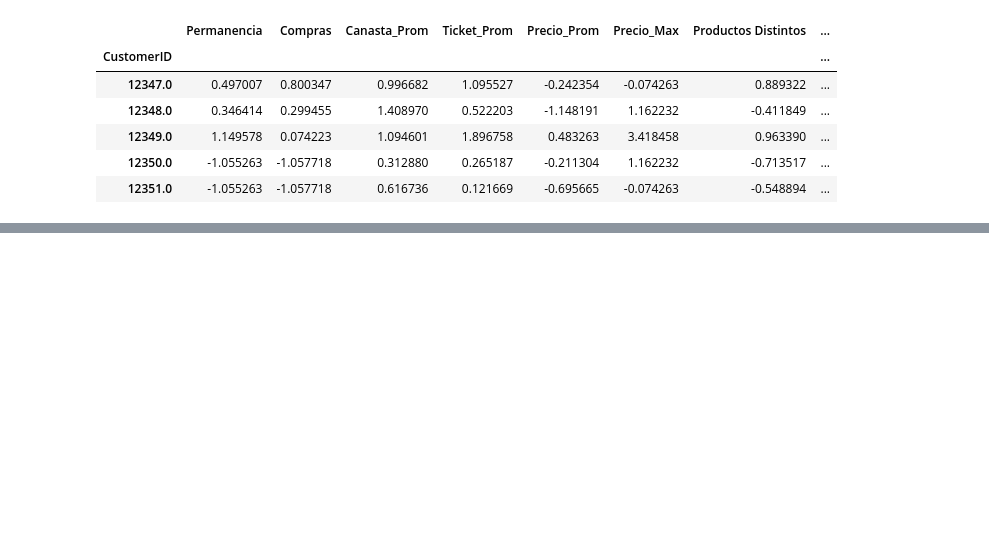
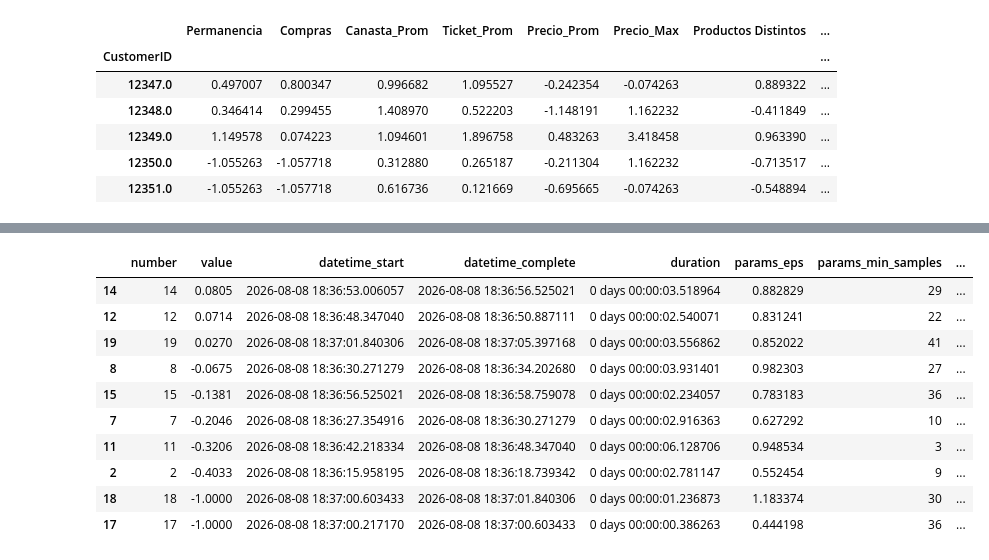
Before and after one commit to miguelblanco123/proyecto_final_aa, a Jupyter notebook: notebooks/notebook.ipynb, the cells around one changed output, grey strips where cells are left out. Cells and saved outputs as stored; diff of their text form; code cells hidden in the pictures; blank space fills up the shorter version.

```diff
--- a/notebooks/notebook.ipynb
+++ b/notebooks/notebook.ipynb
@@ -577,0 +627,7 @@ df_final.head()
+# %%
+sampler = samplers.TPESampler(seed=42)
+study_dbsc = create_study(direction='maximize', study_name='DBSC_study', sampler=sampler)
+
+optuna_logging.set_verbosity(optuna_logging.WARNING)
+study_dbsc.optimize(objective_dbscan, n_trials=20)
+optuna_logging.set_verbosity(optuna_logging.INFO)
@@ -577,0 +636,19 @@ df_final.head()
+# %%
+resultados = study_dbsc.trials_dataframe()
+resultados.sort_values(by="value", ascending=False, inplace=True)
+resultados.drop_duplicates(subset=["value",*[col for col in resultados.columns if col.startswith('params')]], inplace=True)
+resultados["value_increase"] = resultados["value"] - resultados["value"].shift(-1)
+resultados[["value","value_increase"]] = resultados[["value","value_increase"]].round(4)
+resultados.head(10)
+# %% [output]
+|  | number | value | datetime_start | datetime_complete | duration | params_eps | params_min_samples | ... |
+| 14 | 14 | 0.0805 | 2026-08-08 18:36:53.006057 | 2026-08-08 18:36:56.525021 | 0 days 00:00:03.518964 | 0.882829 | 29 | ... |
+| 12 | 12 | 0.0714 | 2026-08-08 18:36:48.347040 | 2026-08-08 18:36:50.887111 | 0 days 00:00:02.540071 | 0.831241 | 22 | ... |
+| 19 | 19 | 0.0270 | 2026-08-08 18:37:01.840306 | 2026-08-08 18:37:05.397168 | 0 days 00:00:03.556862 | 0.852022 | 41 | ... |
+| 8 | 8 | -0.0675 | 2026-08-08 18:36:30.271279 | 2026-08-08 18:36:34.202680 | 0 days 00:00:03.931401 | 0.982303 | 27 | ... |
+| 15 | 15 | -0.1381 | 2026-08-08 18:36:56.525021 | 2026-08-08 18:36:58.759078 | 0 days 00:00:02.234057 | 0.783183 | 36 | ... |
+| 7 | 7 | -0.2046 | 2026-08-08 18:36:27.354916 | 2026-08-08 18:36:30.271279 | 0 days 00:00:02.916363 | 0.627292 | 10 | ... |
+| 11 | 11 | -0.3206 | 2026-08-08 18:36:42.218334 | 2026-08-08 18:36:48.347040 | 0 days 00:00:06.128706 | 0.948534 | 3 | ... |
+| 2 | 2 | -0.4033 | 2026-08-08 18:36:15.958195 | 2026-08-08 18:36:18.739342 | 0 days 00:00:02.781147 | 0.552454 | 9 | ... |
+| 18 | 18 | -1.0000 | 2026-08-08 18:37:00.603433 | 2026-08-08 18:37:01.840306 | 0 days 00:00:01.236873 | 1.183374 | 30 | ... |
+| 17 | 17 | -1.0000 | 2026-08-08 18:37:00.217170 | 2026-08-08 18:37:00.603433 | 0 days 00:00:00.386263 | 0.444198 | 36 | ... |
```
Also changed, not shown: parts of 25 cells of this notebook.
